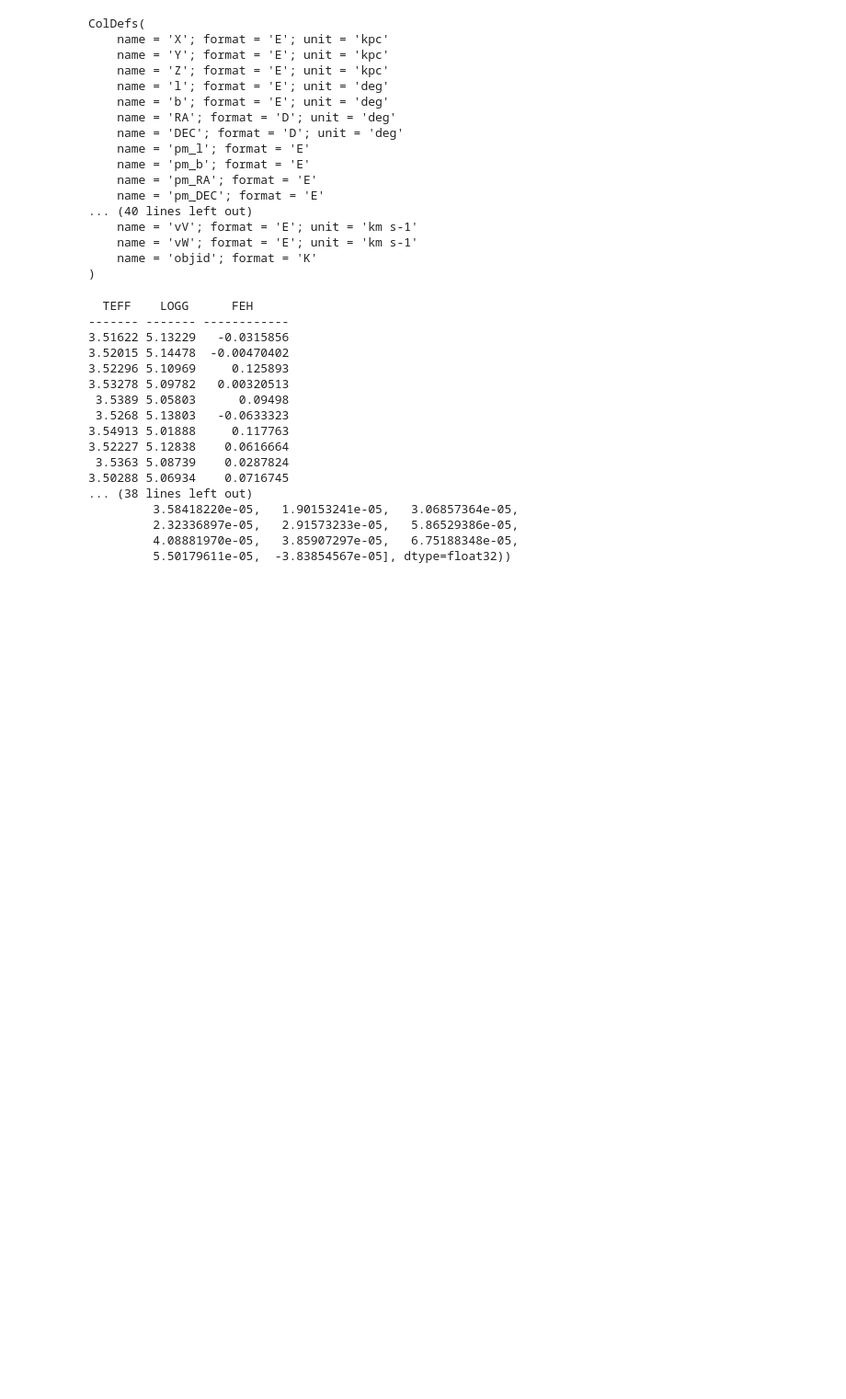
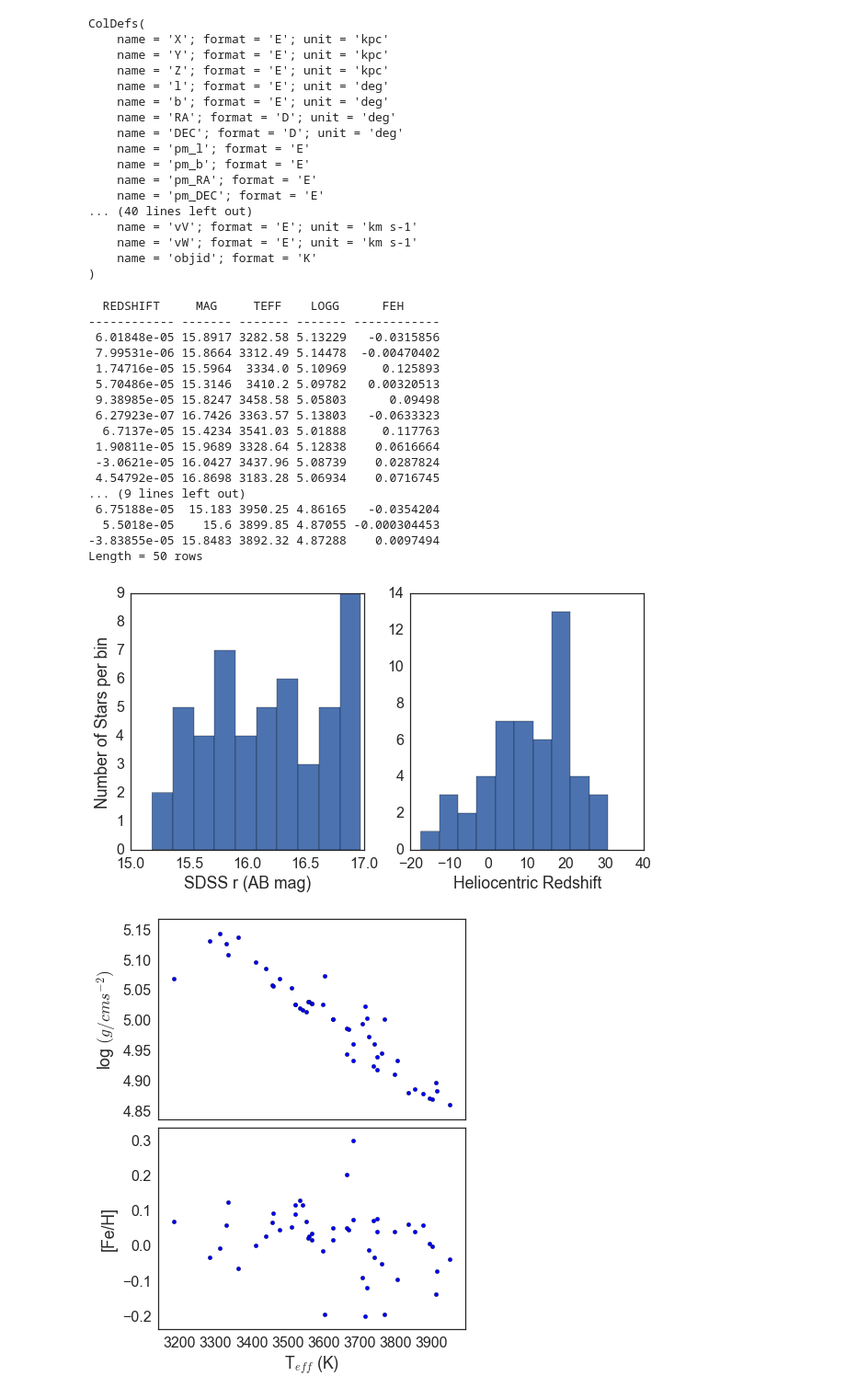
Before and after one commit to desihub/desisim, a Jupyter notebook: doc/nb/mws-mock.ipynb, the cells around one changed output. Shown at 92% size. Saved outputs shown, nothing was run; the diff lists cells and outputs as text; code cells hidden in the pictures; blank space fills up the shorter version.

```diff
--- a/doc/nb/mws-mock.ipynb
+++ b/doc/nb/mws-mock.ipynb
@@ -5,8 +5,10 @@ import matplotlib.pyplot as plt
 from astropy.table import Table, Column
 from astropy.io import fits
 
+import seaborn as sns
 from desisim.templates import STAR
 
+sns.set(style='white', font_scale=1.6, palette='deep')
 %matplotlib inline
 
 LIGHT = 2.99792458E5  #- speed of light in km/s
@@ -35,35 +39,59 @@ ColDefs(
 # %%
 # Build the input Table needed by desisim.templates.
 input_data = Table()
+input_data.add_column(Column(name='REDSHIFT', length=nstar, dtype='f4'))
+input_data.add_column(Column(name='MAG', length=nstar, dtype='f4'))
 input_data.add_column(Column(name='TEFF', length=nstar, dtype='f4'))
 input_data.add_column(Column(name='LOGG', length=nstar, dtype='f4'))
 input_data.add_column(Column(name='FEH', length=nstar, dtype='f4'))
-input_data['TEFF'] = cat['teff']
+
+normfilter = 'sdss2010-r'
+input_data['REDSHIFT'] = cat['v_helio'] / LIGHT
+input_data['MAG'] = cat['SDSSr_true_nodust']
+input_data['TEFF'] = 10**cat['teff']
 input_data['LOGG'] = cat['logg']
 input_data['FEH'] = cat['FeH']
+
 print(input_data)
-
-normfilter = 'sdss2010-r'
-mag = cat['SDSSr_true_nodust']
-redshift = cat['v_helio'] / LIGHT
-print(mag, redshift)
 # %% [output]
-  TEFF    LOGG      FEH
-------- ------- ------------
-3.51622 5.13229   -0.0315856
-3.52015 5.14478  -0.00470402
-3.52296 5.10969     0.125893
-3.53278 5.09782   0.00320513
- 3.5389 5.05803      0.09498
- 3.5268 5.13803   -0.0633323
-3.54913 5.01888     0.117763
-3.52227 5.12838    0.0616664
- 3.5363 5.08739    0.0287824
-3.50288 5.06934    0.0716745
-... (38 lines left out)
-         3.58418220e-05,   1.90153241e-05,   3.06857364e-05,
-         2.32336897e-05,   2.91573233e-05,   5.86529386e-05,
-         4.08881970e-05,   3.85907297e-05,   6.75188348e-05,
-         5.50179611e-05,  -3.83854567e-05], dtype=float32))
+  REDSHIFT     MAG     TEFF    LOGG      FEH
+------------ ------- ------- ------- ------------
+ 6.01848e-05 15.8917 3282.58 5.13229   -0.0315856
+ 7.99531e-06 15.8664 3312.49 5.14478  -0.00470402
+ 1.74716e-05 15.5964  3334.0 5.10969     0.125893
+ 5.70486e-05 15.3146  3410.2 5.09782   0.00320513
+ 9.38985e-05 15.8247 3458.58 5.05803      0.09498
+ 6.27923e-07 16.7426 3363.57 5.13803   -0.0633323
+  6.7137e-05 15.4234 3541.03 5.01888     0.117763
+ 1.90811e-05 15.9689 3328.64 5.12838    0.0616664
+ -3.0621e-05 16.0427 3437.96 5.08739    0.0287824
+ 4.54792e-05 16.8698 3183.28 5.06934    0.0716745
+... (9 lines left out)
+ 6.75188e-05  15.183 3950.25 4.86165   -0.0354204
+  5.5018e-05    15.6 3899.85 4.87055 -0.000304453
+-3.83855e-05 15.8483 3892.32 4.87288    0.0097494
+Length = 50 rows
+# %%
+fig, (ax1, ax2) = plt.subplots(1, 2, figsize=(10, 5))
+_, _, _ = ax1.hist(input_data['MAG'])
+ax1.set_ylabel('Number of Stars per bin')
+ax1.set_xlabel('SDSS r (AB mag)')
+
+_, _, _ = ax2.hist(input_data['REDSHIFT'] * LIGHT)
+ax2.set_xlabel('Heliocentric Redshift')
+
+fig, (ax1, ax2) = plt.subplots(2, 1, sharex=True, figsize=(6, 8))
+ax1.scatter(input_data['TEFF'], input_data['LOGG'])
+ax1.set_ylabel('log $(g / cm s^{-2})$')
+ax1.margins(0.05)
+
+ax2.scatter(input_data['TEFF'], input_data['FEH'])
+ax2.set_xlabel('T$_{eff}$ (K)')
+ax2.set_ylabel('[Fe/H]')
+ax2.margins(0.05)
+fig.subplots_adjust(hspace=0.04)
+# %% [output]
+[figure, added]
+[figure, added]
 # %%
 seed = 123
```
Also changed, not shown: parts of 2 cells of this notebook, 1 other file.
